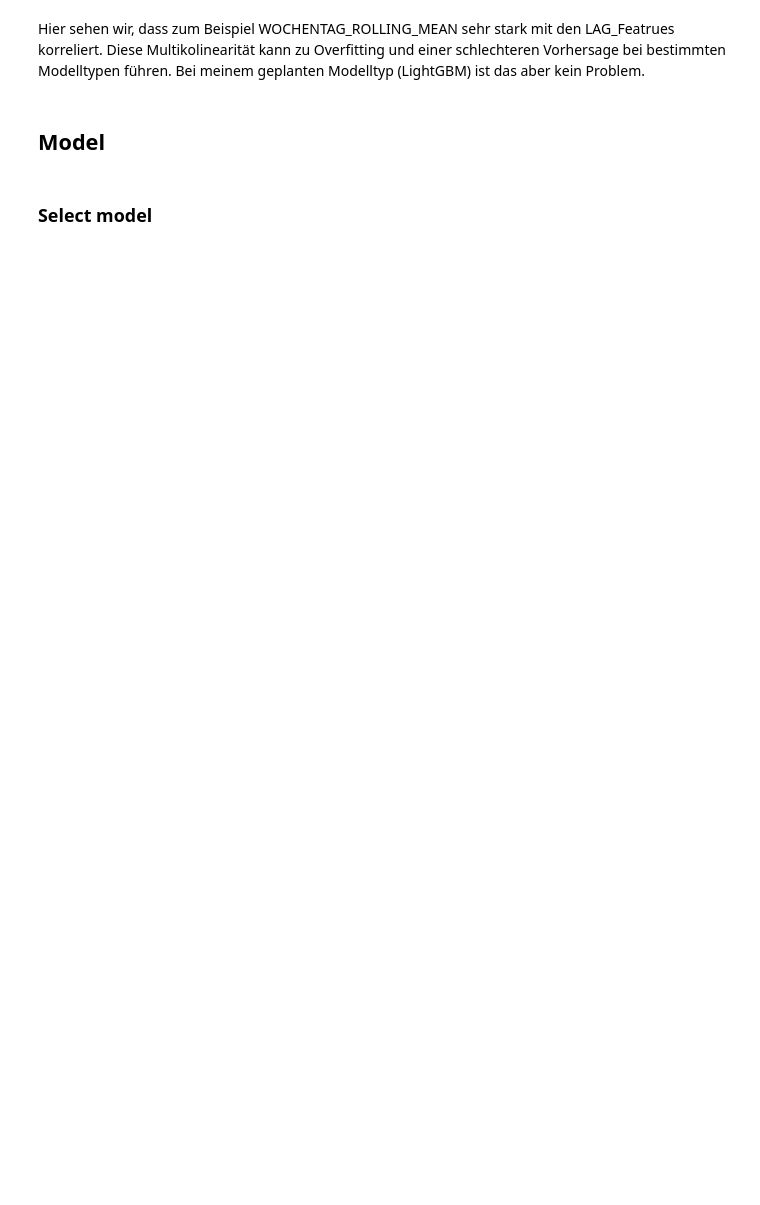
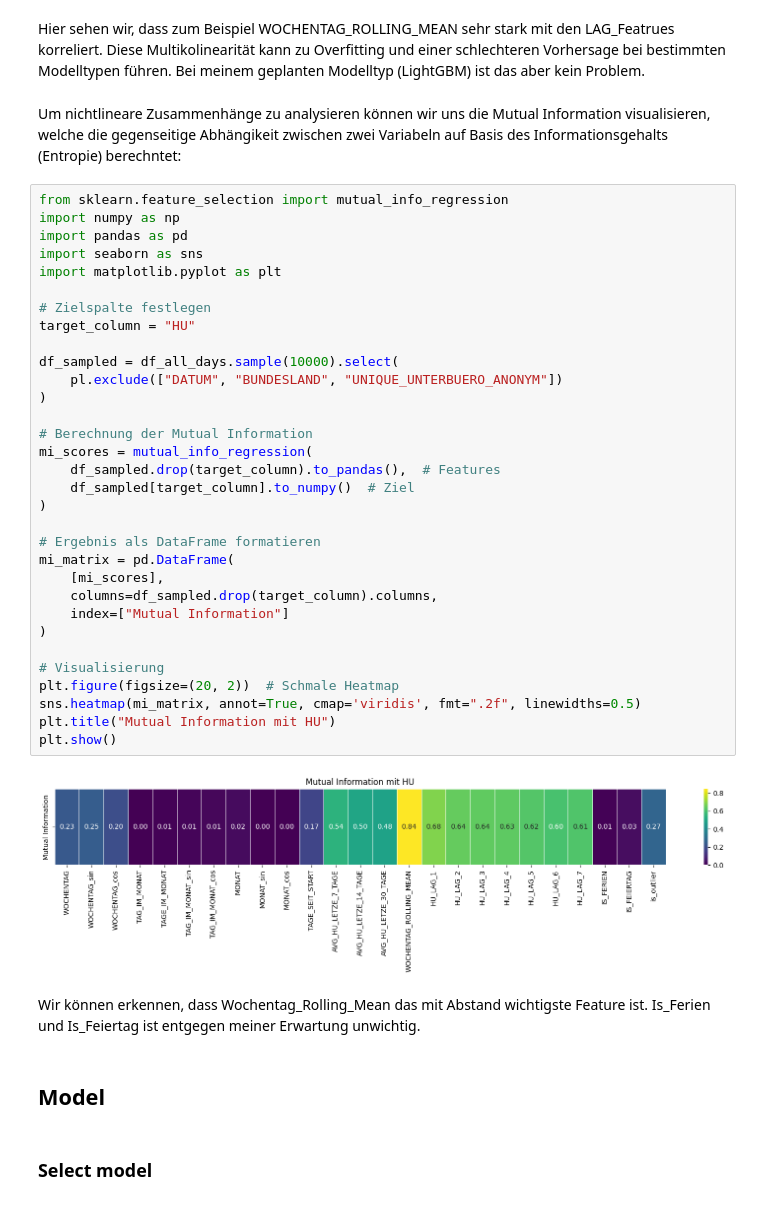
Before and after one commit to MarioKrupinski/Data-Analytics, a Jupyter notebook: notebooks/draft-analysis.ipynb, the cells around one changed output. Cells and saved outputs as stored; diff of their text form; blank space fills up the shorter version.

```diff
--- a/notebooks/draft-analysis.ipynb
+++ b/notebooks/draft-analysis.ipynb
@@ -2850,5 +2839,43 @@ plt.show()
 # %% [markdown]
 Hier sehen wir, dass zum Beispiel WOCHENTAG_ROLLING_MEAN sehr stark mit den LAG_Featrues korreliert. Diese Multikolinearität kann zu Overfitting und einer schlechteren Vorhersage bei bestimmten Modelltypen führen. Bei meinem geplanten Modelltyp (LightGBM) ist das aber kein Problem.
+# %% [markdown]
+Um nichtlineare Zusammenhänge zu analysieren können wir uns die Mutual Information visualisieren, welche die gegenseitige Abhängikeit zwischen zwei Variabeln auf Basis des Informationsgehalts (Entropie) berechntet:
+# %%
+from sklearn.feature_selection import mutual_info_regression
+import numpy as np
+import pandas as pd
+import seaborn as sns
+import matplotlib.pyplot as plt
+
+# Zielspalte festlegen
+target_column = "HU"
+
+df_sampled = df_all_days.sample(10000).select(
+    pl.exclude(["DATUM", "BUNDESLAND", "UNIQUE_UNTERBUERO_ANONYM"])
+)
+
+# Berechnung der Mutual Information
+mi_scores = mutual_info_regression(
+    df_sampled.drop(target_column).to_pandas(),  # Features
+    df_sampled[target_column].to_numpy()  # Ziel
+)
+
+# Ergebnis als DataFrame formatieren
+mi_matrix = pd.DataFrame(
+    [mi_scores],
+    columns=df_sampled.drop(target_column).columns,
+    index=["Mutual Information"]
+)
+
+# Visualisierung
+plt.figure(figsize=(20, 2))  # Schmale Heatmap
+sns.heatmap(mi_matrix, annot=True, cmap='viridis', fmt=".2f", linewidths=0.5)
+plt.title("Mutual Information mit HU")
+plt.show()
+# %% [output]
+[figure, added]
+# %% [markdown]
+Wir können erkennen, dass Wochentag_Rolling_Mean das mit Abstand wichtigste Feature ist. Is_Ferien und Is_Feiertag ist entgegen meiner Erwartung unwichtig.
 # %% [markdown]
 ## Model
 # %% [markdown]
```
Also changed, not shown: parts of 8 cells of this notebook, 14 other files.
